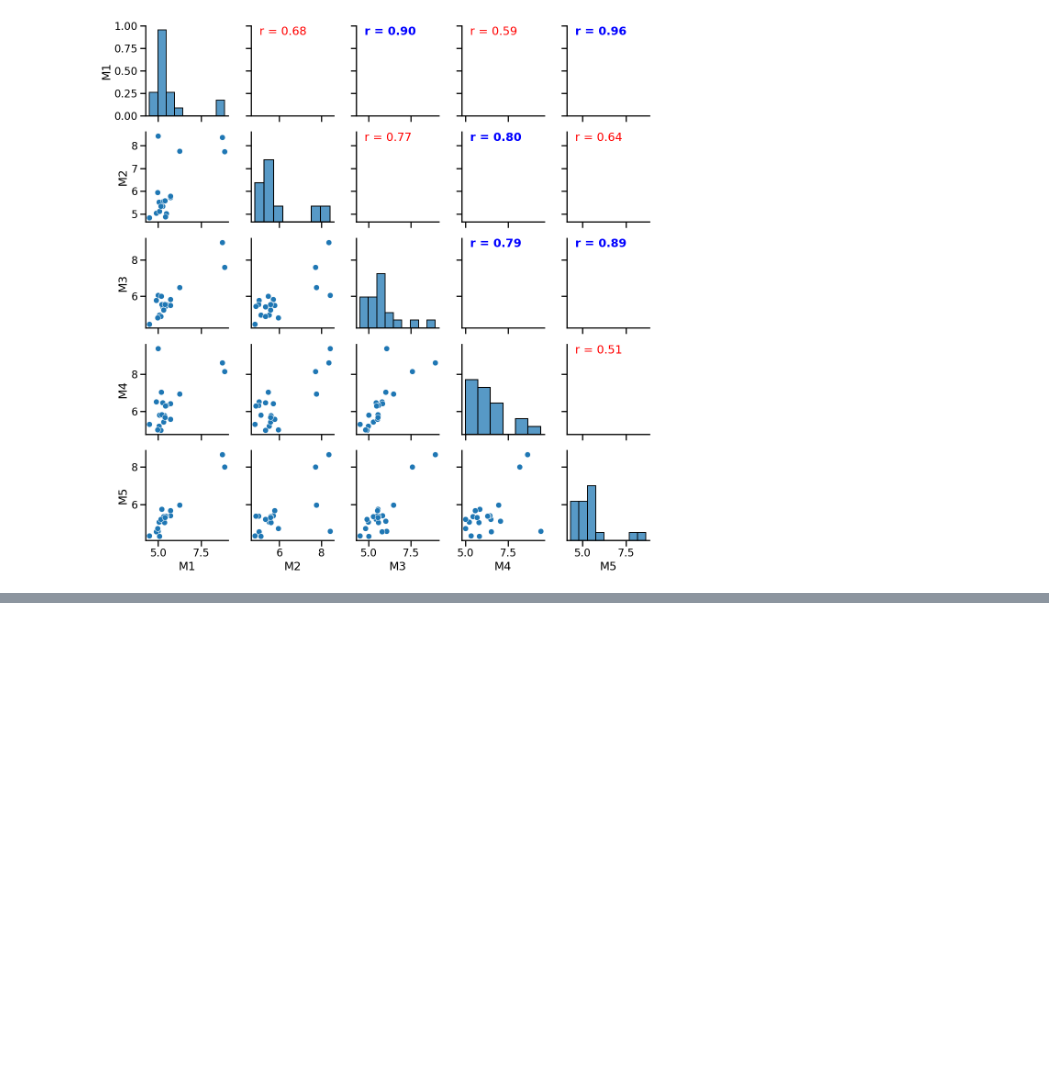
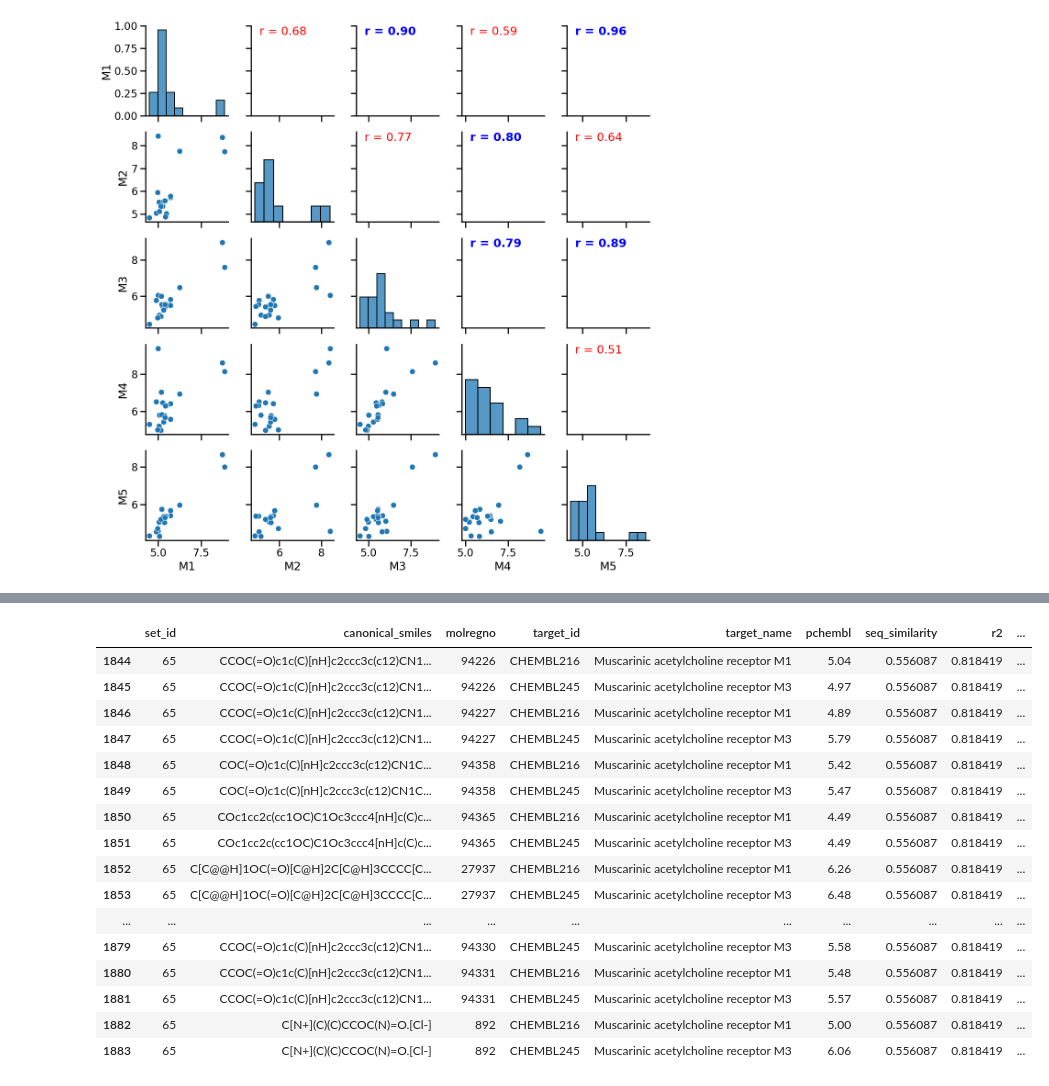
Before and after one commit to bamattsson/ntab, a Jupyter notebook: chembl_analysis/chembl_leakage.ipynb, the cells around one changed output, grey strips where cells are left out. Cells and saved outputs as stored; diff of their text form; code cells hidden in the pictures; blank space fills up the shorter version.

```diff
--- a/chembl_analysis/chembl_leakage.ipynb
+++ b/chembl_analysis/chembl_leakage.ipynb
@@ -156,0 +227,20 @@ out_df.to_csv("muscarinic.csv")
+# %%
+df.query("set_id == 65")
+# %% [output]
+|  | set_id | canonical_smiles | molregno | target_id | target_name | pchembl | seq_similarity | r2 | ... |
+| 1844 | 65 | CCOC(=O)c1c(C)[nH]c2ccc3c(c12)CN1... | 94226 | CHEMBL216 | Muscarinic acetylcholine receptor M1 | 5.04 | 0.556087 | 0.818419 | ... |
+| 1845 | 65 | CCOC(=O)c1c(C)[nH]c2ccc3c(c12)CN1... | 94226 | CHEMBL245 | Muscarinic acetylcholine receptor M3 | 4.97 | 0.556087 | 0.818419 | ... |
+| 1846 | 65 | CCOC(=O)c1c(C)[nH]c2ccc3c(c12)CN1... | 94227 | CHEMBL216 | Muscarinic acetylcholine receptor M1 | 4.89 | 0.556087 | 0.818419 | ... |
+| 1847 | 65 | CCOC(=O)c1c(C)[nH]c2ccc3c(c12)CN1... | 94227 | CHEMBL245 | Muscarinic acetylcholine receptor M3 | 5.79 | 0.556087 | 0.818419 | ... |
+| 1848 | 65 | COC(=O)c1c(C)[nH]c2ccc3c(c12)CN1C... | 94358 | CHEMBL216 | Muscarinic acetylcholine receptor M1 | 5.42 | 0.556087 | 0.818419 | ... |
+| 1849 | 65 | COC(=O)c1c(C)[nH]c2ccc3c(c12)CN1C... | 94358 | CHEMBL245 | Muscarinic acetylcholine receptor M3 | 5.47 | 0.556087 | 0.818419 | ... |
+| 1850 | 65 | COc1cc2c(cc1OC)C1Oc3ccc4[nH]c(C)c... | 94365 | CHEMBL216 | Muscarinic acetylcholine receptor M1 | 4.49 | 0.556087 | 0.818419 | ... |
+| 1851 | 65 | COc1cc2c(cc1OC)C1Oc3ccc4[nH]c(C)c... | 94365 | CHEMBL245 | Muscarinic acetylcholine receptor M3 | 4.49 | 0.556087 | 0.818419 | ... |
+| 1852 | 65 | C[C@@H]1OC(=O)[C@H]2C[C@H]3CCCC[C... | 27937 | CHEMBL216 | Muscarinic acetylcholine receptor M1 | 6.26 | 0.556087 | 0.818419 | ... |
+| 1853 | 65 | C[C@@H]1OC(=O)[C@H]2C[C@H]3CCCC[C... | 27937 | CHEMBL245 | Muscarinic acetylcholine receptor M3 | 6.48 | 0.556087 | 0.818419 | ... |
+| ... | ... | ... | ... | ... | ... | ... | ... | ... | ... |
+| 1879 | 65 | CCOC(=O)c1c(C)[nH]c2ccc3c(c12)CN1... | 94330 | CHEMBL245 | Muscarinic acetylcholine receptor M3 | 5.58 | 0.556087 | 0.818419 | ... |
+| 1880 | 65 | CCOC(=O)c1c(C)[nH]c2ccc3c(c12)CN1... | 94331 | CHEMBL216 | Muscarinic acetylcholine receptor M1 | 5.48 | 0.556087 | 0.818419 | ... |
+| 1881 | 65 | CCOC(=O)c1c(C)[nH]c2ccc3c(c12)CN1... | 94331 | CHEMBL245 | Muscarinic acetylcholine receptor M3 | 5.57 | 0.556087 | 0.818419 | ... |
+| 1882 | 65 | C[N+](C)(C)CCOC(N)=O.[Cl-] | 892 | CHEMBL216 | Muscarinic acetylcholine receptor M1 | 5.00 | 0.556087 | 0.818419 | ... |
+| 1883 | 65 | C[N+](C)(C)CCOC(N)=O.[Cl-] | 892 | CHEMBL245 | Muscarinic acetylcholine receptor M3 | 6.06 | 0.556087 | 0.818419 | ... |
```
Also changed, not shown: parts of 21 cells of this notebook.
